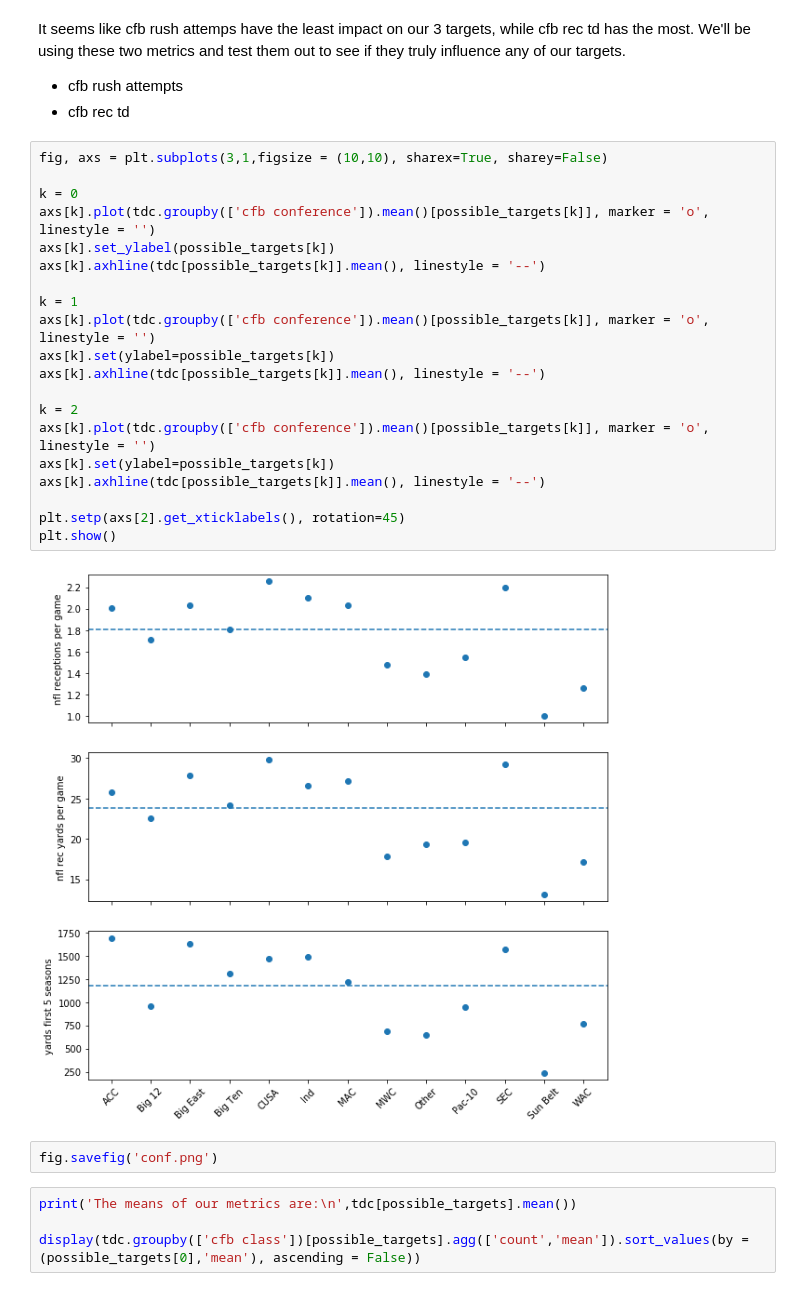
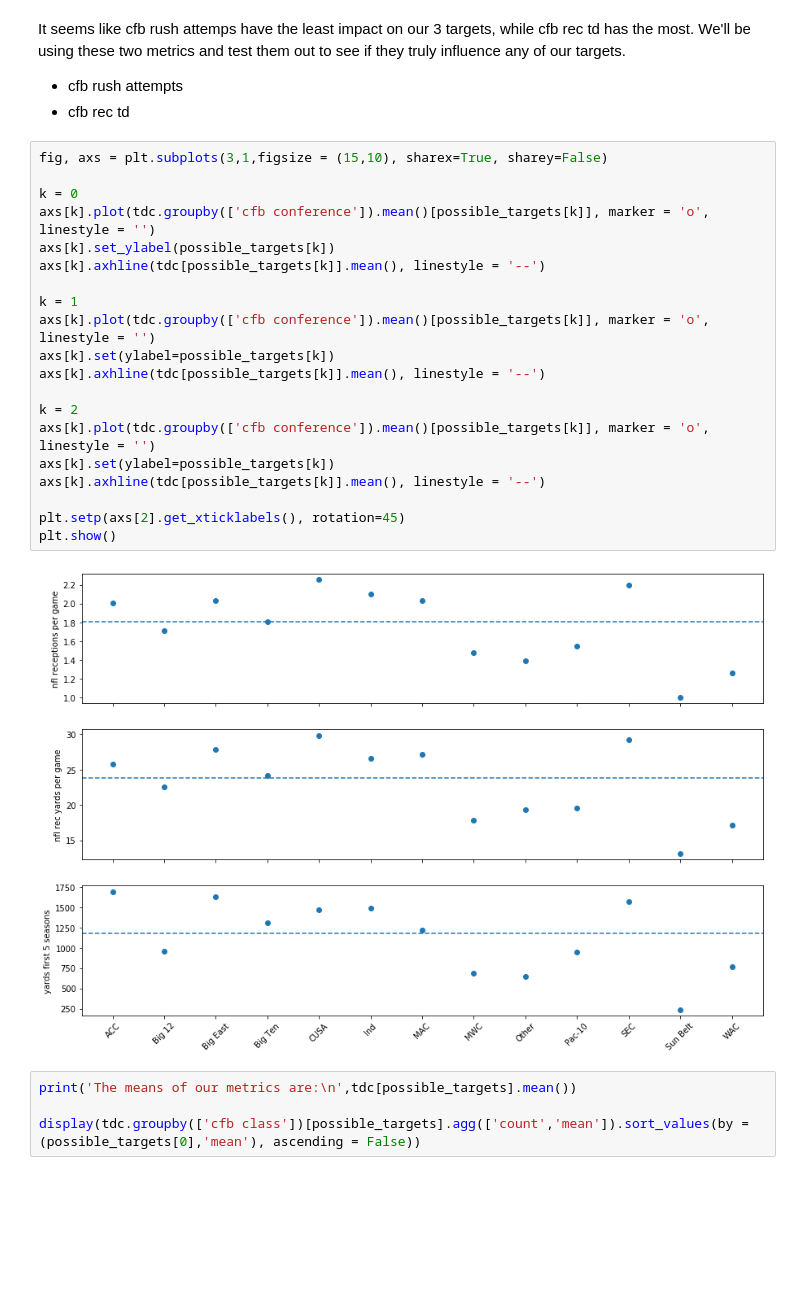
Before and after one commit to adriensaremi/Springboard, a Jupyter notebook: Capstone_1/Statistical Data Analysis.ipynb, the cells around one changed output. Drawn from its saved outputs; the diff is of its cells as text; blank space fills up the shorter version.

```diff
--- a/Capstone_1/Statistical Data Analysis.ipynb
+++ b/Capstone_1/Statistical Data Analysis.ipynb
@@ -82,29 +75,27 @@ It seems like cfb rush attemps have the least impact on our 3 targets, while cfb
 - cfb rush attempts
 - cfb rec td
 # %%
-fig, axs = plt.subplots(3,1,figsize = (10,10), sharex=True, sharey=False)
+fig, axs = plt.subplots(3,1,figsize = (15,10), sharex=True, sharey=False)
 
 k = 0
 axs[k].plot(tdc.groupby(['cfb conference']).mean()[possible_targets[k]], marker = 'o', linestyle = '')
 axs[k].set_ylabel(possible_targets[k])
 axs[k].axhline(tdc[possible_targets[k]].mean(), linestyle = '--')
 
 k = 1
 axs[k].plot(tdc.groupby(['cfb conference']).mean()[possible_targets[k]], marker = 'o', linestyle = '')
 axs[k].set(ylabel=possible_targets[k])
 axs[k].axhline(tdc[possible_targets[k]].mean(), linestyle = '--')
 
 k = 2
 axs[k].plot(tdc.groupby(['cfb conference']).mean()[possible_targets[k]], marker = 'o', linestyle = '')
 axs[k].set(ylabel=possible_targets[k])
 axs[k].axhline(tdc[possible_targets[k]].mean(), linestyle = '--')
 
 plt.setp(axs[2].get_xticklabels(), rotation=45)
 plt.show()
 # %% [output]
-[figure, old version]
+[figure, new version]
-# %%
-fig.savefig('conf.png')
 # %%
 print('The means of our metrics are:\n',tdc[possible_targets].mean())
 
```
Also changed, not shown: parts of 1 cell of this notebook, 6 other files.
